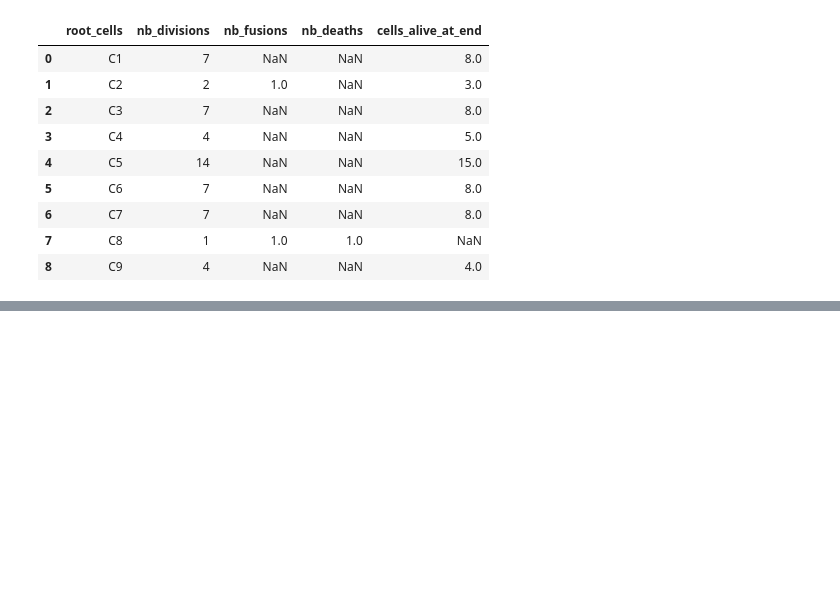
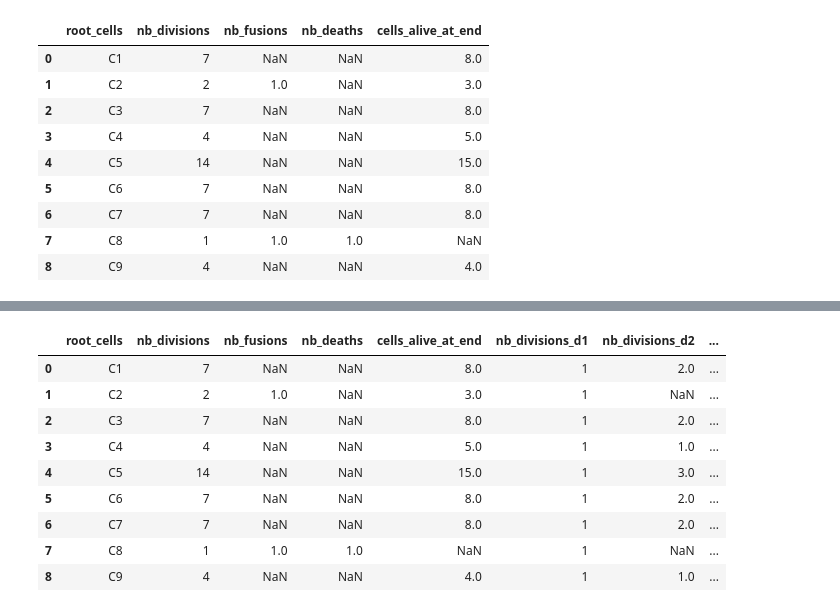
Before and after one commit to Valentin-Molina/ecn_radiobiology, a Jupyter notebook: notebook/Noe_cell_lineage.ipynb, the cells around one changed output, grey strips where cells are left out. Saved outputs shown, nothing was run; the diff lists cells and outputs as text; code cells hidden in the pictures; blank space fills up the shorter version.

Commit message:
Added new features for cell lineage

```diff
--- a/notebook/Noe_cell_lineage.ipynb
+++ b/notebook/Noe_cell_lineage.ipynb
@@ -156,3 +156,6 @@ features
 | 6 | C7 | 7 | NaN | NaN | 8.0 |
 | 7 | C8 | 1 | 1.0 | 1.0 | NaN |
 | 8 | C9 | 4 | NaN | NaN | 4.0 |
+# %%
+features['nb_divisions_d1'] = features['root_cells'].map(trees.loc[(trees.event=='div') & (trees.time <= 144)].groupby(['root_cell']).root_cell.count())
+features
@@ -158,0 +173,3 @@ features
+# %%
+features['nb_divisions_d2'] = features['root_cells'].map(trees.loc[(trees.event=='div') & (trees.time <= 2*144) & (trees.time > 144)].groupby(['root_cell']).root_cell.count())
+features
@@ -158,0 +187,14 @@ features
+# %%
+features['nb_divisions_d3'] = features['root_cells'].map(trees.loc[(trees.event=='div') & (trees.time <= 3*144) & (trees.time > 2*144)].groupby(['root_cell']).root_cell.count())
+features
+# %% [output]
+|  | root_cells | nb_divisions | nb_fusions | nb_deaths | cells_alive_at_end | nb_divisions_d1 | nb_divisions_d2 | ... |
+| 0 | C1 | 7 | NaN | NaN | 8.0 | 1 | 2.0 | ... |
+| 1 | C2 | 2 | 1.0 | NaN | 3.0 | 1 | NaN | ... |
+| 2 | C3 | 7 | NaN | NaN | 8.0 | 1 | 2.0 | ... |
+| 3 | C4 | 4 | NaN | NaN | 5.0 | 1 | 1.0 | ... |
+| 4 | C5 | 14 | NaN | NaN | 15.0 | 1 | 3.0 | ... |
+| 5 | C6 | 7 | NaN | NaN | 8.0 | 1 | 2.0 | ... |
+| 6 | C7 | 7 | NaN | NaN | 8.0 | 1 | 2.0 | ... |
+| 7 | C8 | 1 | 1.0 | 1.0 | NaN | 1 | NaN | ... |
+| 8 | C9 | 4 | NaN | NaN | 4.0 | 1 | 1.0 | ... |
```
Also changed, not shown: parts of 9 cells of this notebook.
